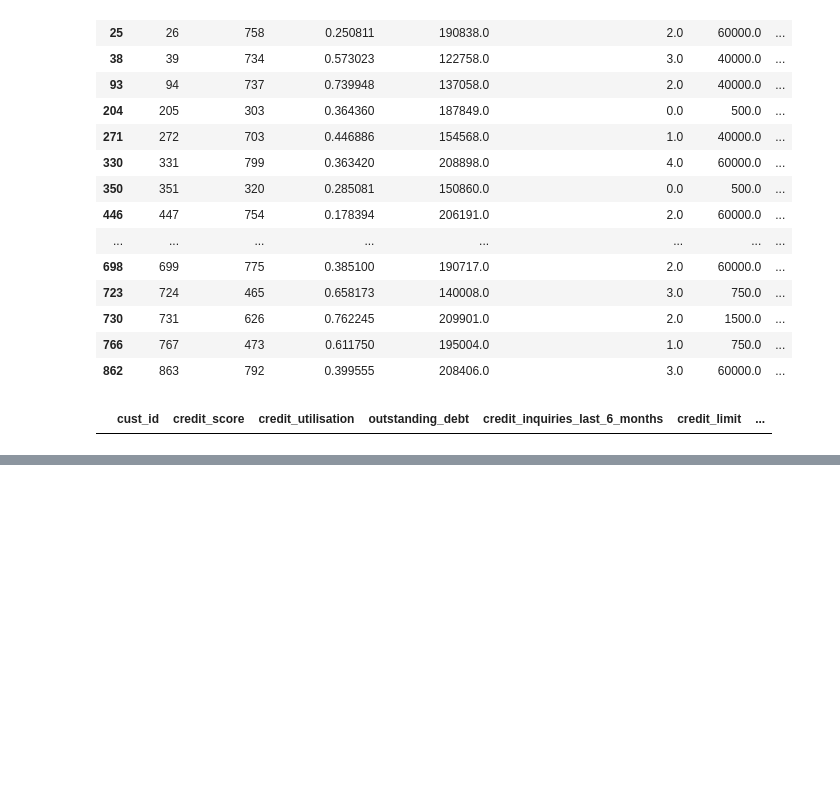
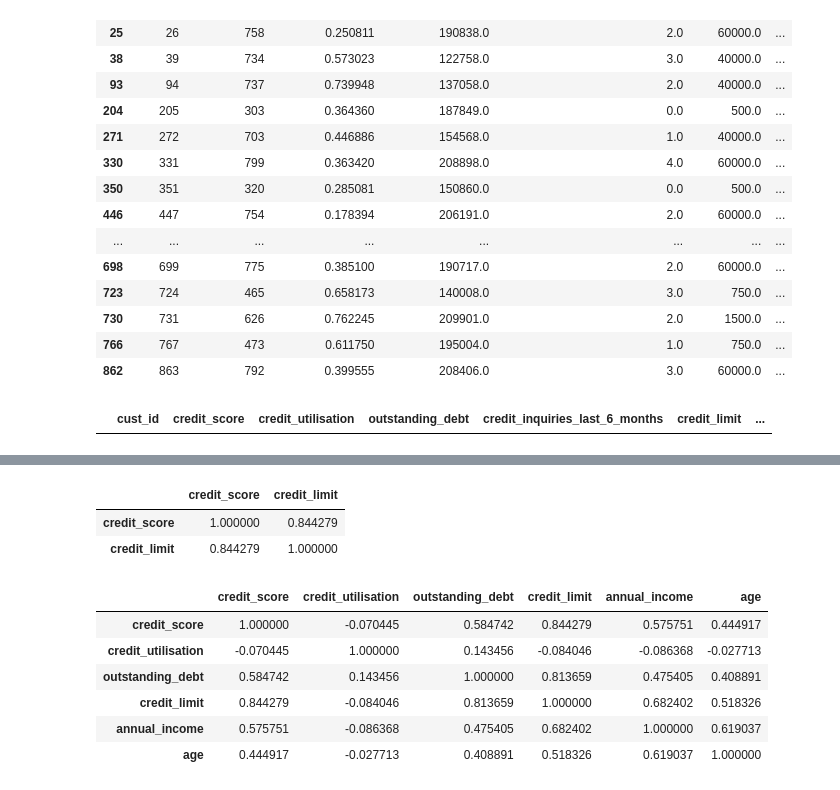
Before and after one commit to RawatXd/AtliQo-Bank-Project, a Jupyter notebook: main.ipynb, the cells around one changed output, grey strips where cells are left out. Drawn from its saved outputs; the diff is of its cells as text; code cells hidden in the pictures; blank space fills up the shorter version.

```diff
--- a/main.ipynb
+++ b/main.ipynb
@@ -631,0 +663,19 @@ df_cs_clean3[df_cs_clean3.outstanding_debt>df_cs_clean3.credit_limit]
+# %%
+df_merged[['credit_score','credit_limit']].corr()
+# %% [output]
+|  | credit_score | credit_limit |
+| credit_score | 1.000000 | 0.844279 |
+| credit_limit | 0.844279 | 1.000000 |
+# %%
+numerical_cols = ['credit_score','credit_utilisation','outstanding_debt','credit_limit','annual_income','age']
+
+correlation_matrix = df_merged[numerical_cols].corr()
+correlation_matrix
+# %% [output]
+|  | credit_score | credit_utilisation | outstanding_debt | credit_limit | annual_income | age |
+| credit_score | 1.000000 | -0.070445 | 0.584742 | 0.844279 | 0.575751 | 0.444917 |
+| credit_utilisation | -0.070445 | 1.000000 | 0.143456 | -0.084046 | -0.086368 | -0.027713 |
+| outstanding_debt | 0.584742 | 0.143456 | 1.000000 | 0.813659 | 0.475405 | 0.408891 |
+| credit_limit | 0.844279 | -0.084046 | 0.813659 | 1.000000 | 0.682402 | 0.518326 |
+| annual_income | 0.575751 | -0.086368 | 0.475405 | 0.682402 | 1.000000 | 0.619037 |
+| age | 0.444917 | -0.027713 | 0.408891 | 0.518326 | 0.619037 | 1.000000 |
```
Also changed, not shown: parts of 12 cells of this notebook.
